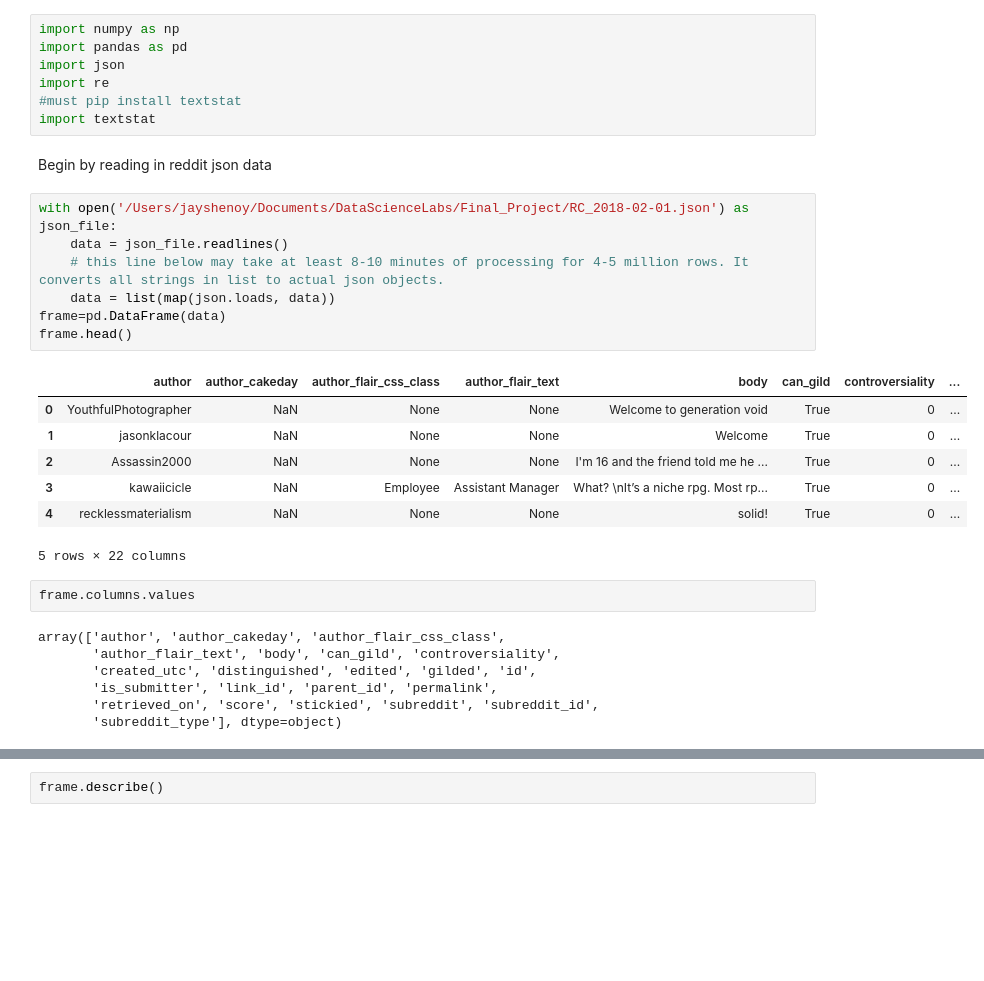
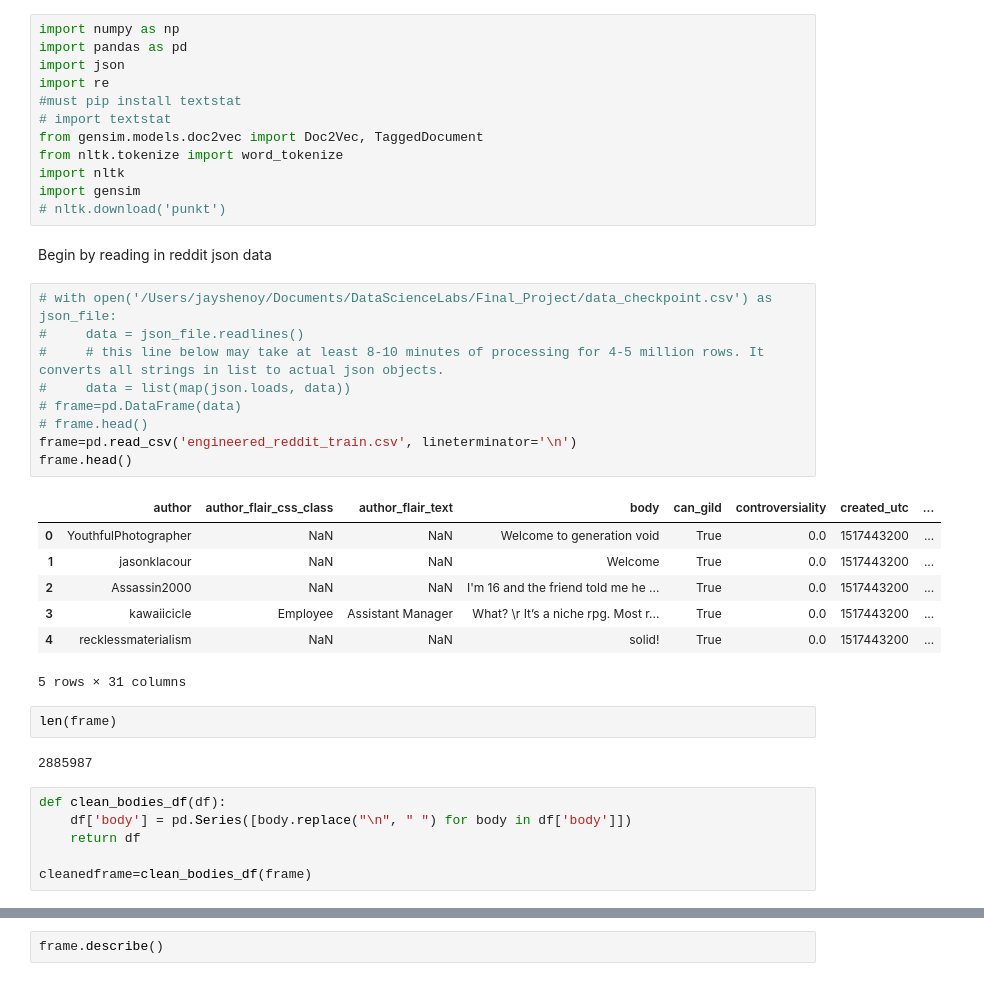
Before and after one commit to shenoy10/DataScienceLabYelp, a Jupyter notebook: reddit_json_read_preprocess_scripts.ipynb, the cells around one changed output, grey strips where cells are left out. Saved outputs shown, nothing was run; the diff lists cells and outputs as text; blank space fills up the shorter version.

```diff
--- a/reddit_json_read_preprocess_scripts.ipynb
+++ b/reddit_json_read_preprocess_scripts.ipynb
@@ -4,30 +4,38 @@ import pandas as pd
 import json
 import re
 #must pip install textstat
-import textstat
+# import textstat
+from gensim.models.doc2vec import Doc2Vec, TaggedDocument
+from nltk.tokenize import word_tokenize
+import nltk
+import gensim
+# nltk.download('punkt')
 # %% [markdown]
 Begin by reading in reddit json data
 # %%
-with open('/Users/jayshenoy/Documents/DataScienceLabs/Final_Project/RC_2018-02-01.json') as json_file:
-    data = json_file.readlines()
-    # this line below may take at least 8-10 minutes of processing for 4-5 million rows. It converts all strings in list to actual json objects.
-    data = list(map(json.loads, data))
-frame=pd.DataFrame(data)
+# with open('/Users/jayshenoy/Documents/DataScienceLabs/Final_Project/data_checkpoint.csv') as json_file:
+#     data = json_file.readlines()
+#     # this line below may take at least 8-10 minutes of processing for 4-5 million rows. It converts all strings in list to actual json objects.
+#     data = list(map(json.loads, data))
+# frame=pd.DataFrame(data)
+# frame.head()
+frame=pd.read_csv('engineered_reddit_train.csv', lineterminator='\n')
 frame.head()
 # %% [output]
-|  | author | author_cakeday | author_flair_css_class | author_flair_text | body | can_gild | controversiality | ... |
-| 0 | YouthfulPhotographer | NaN | None | None | Welcome to generation void | True | 0 | ... |
-| 1 | jasonklacour | NaN | None | None | Welcome | True | 0 | ... |
-| 2 | Assassin2000 | NaN | None | None | I'm 16 and the friend told me he ... | True | 0 | ... |
-| 3 | kawaiicicle | NaN | Employee | Assistant Manager | What? \nIt’s a niche rpg. Most rp... | True | 0 | ... |
-| 4 | recklessmaterialism | NaN | None | None | solid! | True | 0 | ... |
+|  | author | author_flair_css_class | author_flair_text | body | can_gild | controversiality | created_utc | ... |
+| 0 | YouthfulPhotographer | NaN | NaN | Welcome to generation void | True | 0.0 | 1517443200 | ... |
+| 1 | jasonklacour | NaN | NaN | Welcome | True | 0.0 | 1517443200 | ... |
+| 2 | Assassin2000 | NaN | NaN | I'm 16 and the friend told me he ... | True | 0.0 | 1517443200 | ... |
+| 3 | kawaiicicle | Employee | Assistant Manager | What? \r It’s a niche rpg. Most r... | True | 0.0 | 1517443200 | ... |
+| 4 | recklessmaterialism | NaN | NaN | solid! | True | 0.0 | 1517443200 | ... |
-5 rows × 22 columns
+5 rows × 31 columns
-# %%
-frame.columns.values
-# %% [output]
-array(['author', 'author_cakeday', 'author_flair_css_class',
-       'author_flair_text', 'body', 'can_gild', 'controversiality',
-       'created_utc', 'distinguished', 'edited', 'gilded', 'id',
-       'is_submitter', 'link_id', 'parent_id', 'permalink',
-       'retrieved_on', 'score', 'stickied', 'subreddit', 'subreddit_id',
-       'subreddit_type'], dtype=object)
+# %%
+len(frame)
+# %% [output]
+2885987
+# %%
+def clean_bodies_df(df):
+    df['body'] = pd.Series([body.replace("\n", " ") for body in df['body']])
+    return df
+
+cleanedframe=clean_bodies_df(frame)
```
Also changed, not shown: parts of 30 cells of this notebook, 1 other file.
